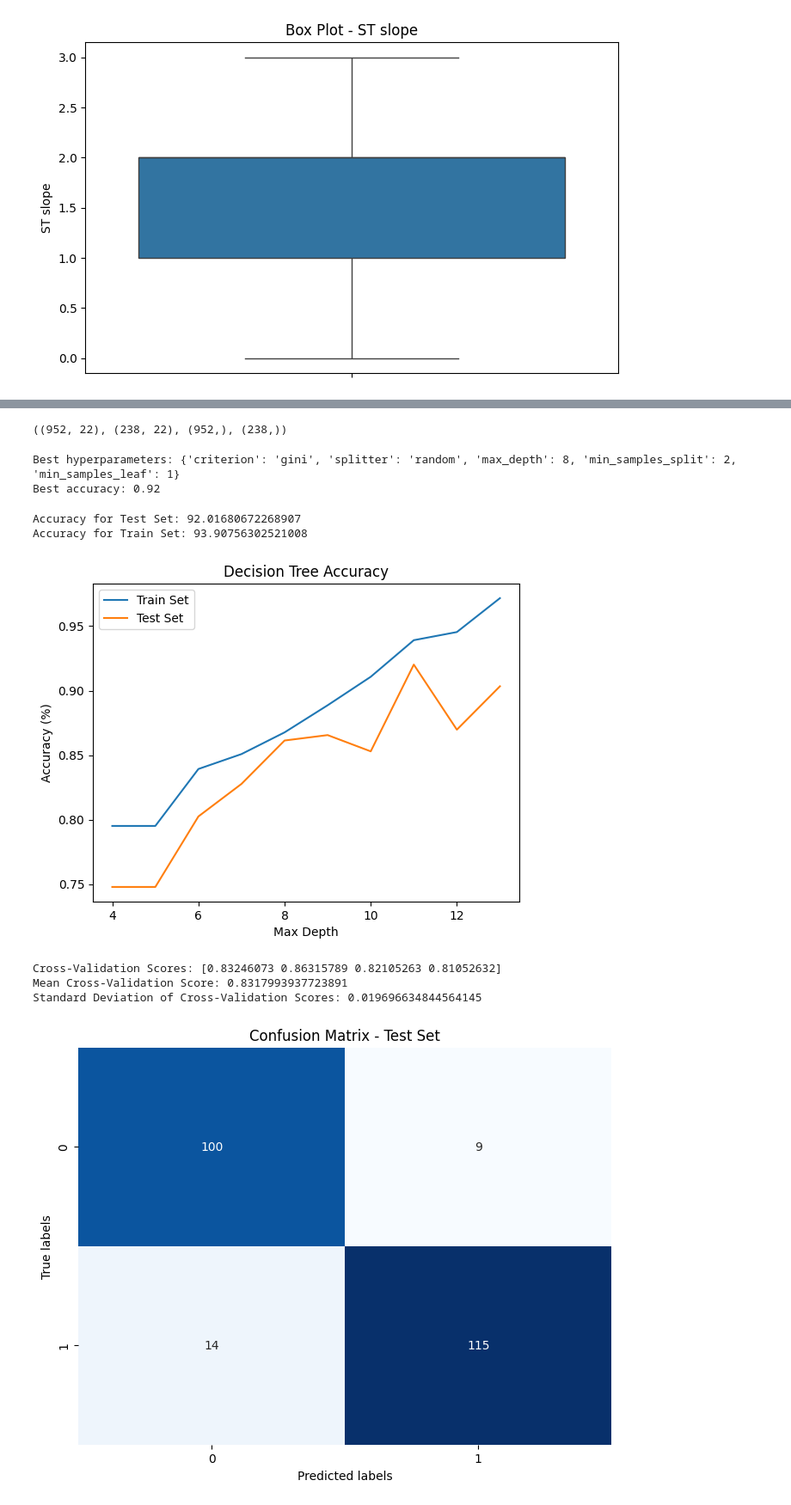
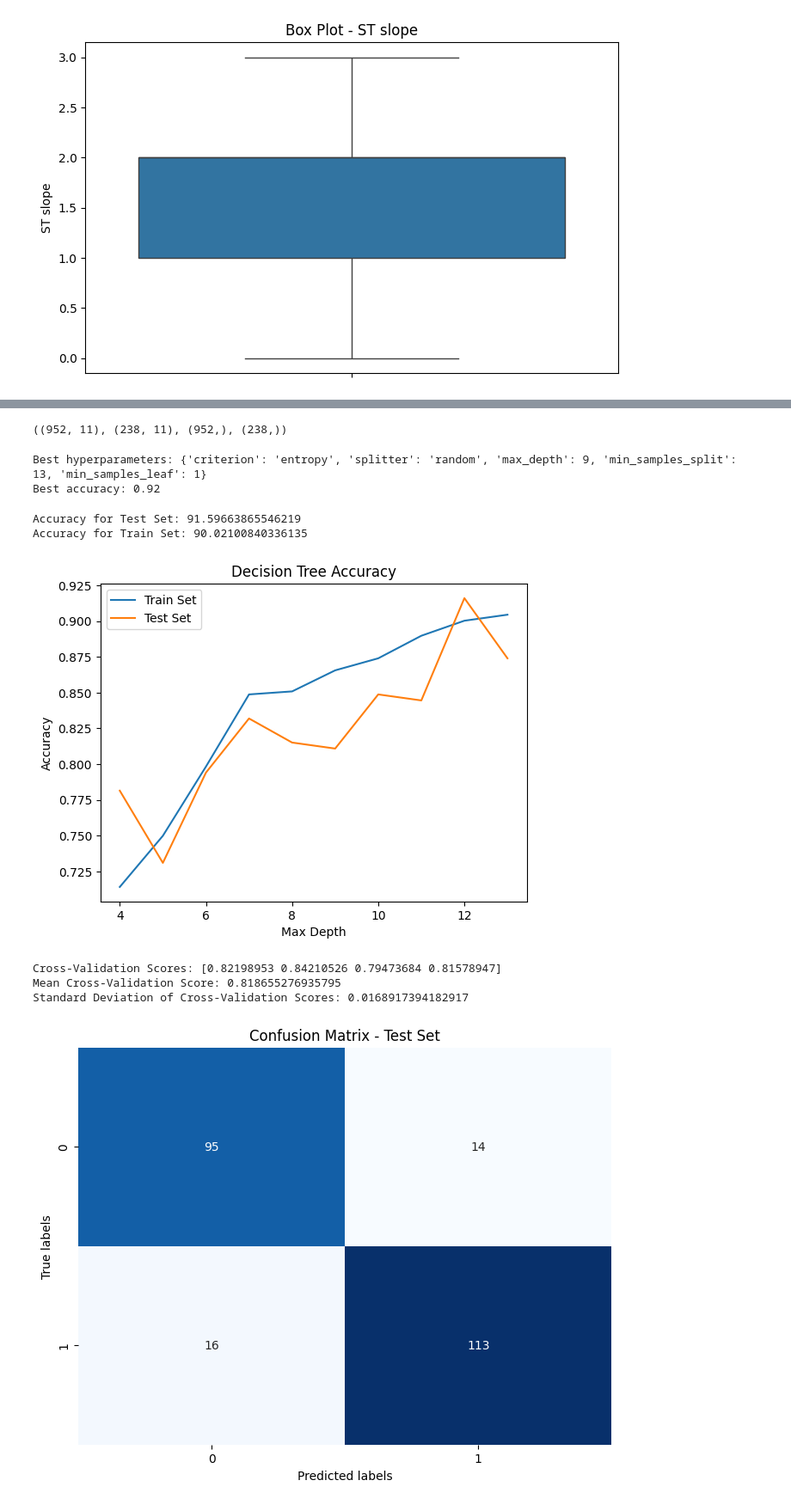
Before and after one commit to khaaaleed-5/Advanced-ML, a Jupyter notebook: Decision Tree/Decision_tree.ipynb, the cells around one changed output, grey strips where cells are left out. Shown at 86% size. Saved outputs shown, nothing was run; the diff lists cells and outputs as text; code cells hidden in the pictures.

```diff
--- a/Decision Tree/Decision_tree.ipynb
+++ b/Decision Tree/Decision_tree.ipynb
@@ -88,11 +102,9 @@ visualize_boxplot(df, numeric_columns)
 # %%
+
 # scaling
-
-# continuous features
 scaler = StandardScaler()
 df[['age', 'resting bp s', 'cholesterol', 'max heart rate', 'oldpeak']] = scaler.fit_transform(df[['age', 'resting bp s', 'cholesterol', 'max heart rate', 'oldpeak']])
 
-# categorical features
-df = pd.get_dummies(df, columns=['sex', 'chest pain type', 'fasting blood sugar', 'resting ecg', 'exercise angina', 'ST slope']) * 1
 
-df.head()
+with open('scaler.pkl','wb') as f :
+    pickle.dump(scaler, f)
@@ -113,11 +117,9 @@ X_train, X_test, y_train, y_test = train_test_split(X, y, test_size=0.2, random_
 
 X_train.shape, X_test.shape, y_train.shape, y_test.shape
 # %% [output]
-((952, 22), (238, 22), (952,), (238,))
+((952, 11), (238, 11), (952,), (238,))
 # %%
-from sklearn.model_selection import train_test_split
-from sklearn.tree import DecisionTreeClassifier
-from sklearn.metrics import accuracy_score
+
 
 # Define hyperparameter ranges
 hyperparameters = {
@@ -163,13 +165,17 @@ for criterion in hyperparameters['criterion']:
 print(f"Best hyperparameters: {best_params}")
 print(f"Best accuracy: {best_accuracy:.2f}")
 # %% [output]
-Best hyperparameters: {'criterion': 'gini', 'splitter': 'random', 'max_depth': 8, 'min_samples_split': 2, 'min_samples_leaf': 1}
+Best hyperparameters: {'criterion': 'entropy', 'splitter': 'random', 'max_depth': 9, 'min_samples_split': 13, 'min_samples_leaf': 1}
 Best accuracy: 0.92
 # %%
-from sklearn.tree import DecisionTreeClassifier
-dt = DecisionTreeClassifier ( max_depth=8, criterion='gini',min_samples_split= 2, min_samples_leaf= 1,splitter='random', random_state=42)
+
+dt = DecisionTreeClassifier ( max_depth=9, criterion='entropy',min_samples_split= 13, min_samples_leaf= 1,splitter='random', random_state=42)
 
 dt.fit(X_train, y_train)
+
+joblib.dump(dt,'dtmodel.pkl')
+
+dt= joblib.load('dtmodel.pkl')
 
 y_pred = dt.predict(X_test)
 
@@ -186,8 +192,8 @@ train_accuracy = accuracy_score(y_train, y_pred_train)*100
 # Print the accuracy for the training set
 print("Accuracy for Train Set:", train_accuracy)
 # %% [output]
-Accuracy for Test Set: 92.01680672268907
-Accuracy for Train Set: 93.90756302521008
+Accuracy for Test Set: 91.59663865546219
+Accuracy for Train Set: 90.02100840336135
 # %%
 import matplotlib.pyplot as plt
 from sklearn.tree import DecisionTreeClassifier
@@ -195,35 +201,35 @@ from sklearn.metrics import accuracy_score
 train_accuracies = []
 test_accuracies = []
 for depth in range(1, 11):
     # Fit dt to the training set
     dt.set_params(max_depth=depth)
     dt.fit(X_train, y_train)
 
     # Predict test-set labels
     y_pred = dt.predict(X_test)
 
     # Evaluate test-set accuracy
     test_accuracy = accuracy_score(y_test, y_pred)
     test_accuracies.append(test_accuracy)
 
     # Predict train-set labels
     y_pred_train = dt.predict(X_train)
 
     # Evaluate train-set accuracy
     train_accuracy = accuracy_score(y_train, y_pred_train)
     train_accuracies.append(train_accuracy)
 
 # Plotting
 depths = range(4, 14)
 plt.plot(depths, train_accuracies, label='Train Set')
 plt.plot(depths, test_accuracies, label='Test Set')
 plt.xlabel('Max Depth')
-plt.ylabel('Accuracy (%)')
+plt.ylabel('Accuracy')
 plt.title('Decision Tree Accuracy')
 plt.legend()
 plt.show()
 # %% [output]
-[figure, old version]
+[figure, new version]
 # %%
 from sklearn.model_selection import cross_val_score, train_test_split
 import numpy as np
@@ -242,9 +248,9 @@ print("Cross-Validation Scores:", cv_scores)
 print("Mean Cross-Validation Score:", cv_scores.mean())
 print("Standard Deviation of Cross-Validation Scores:", cv_scores.std())
 # %% [output]
-Cross-Validation Scores: [0.83246073 0.86315789 0.82105263 0.81052632]
-Mean Cross-Validation Score: 0.8317993937723891
-Standard Deviation of Cross-Validation Scores: 0.019696634844564145
+Cross-Validation Scores: [0.82198953 0.84210526 0.79473684 0.81578947]
+Mean Cross-Validation Score: 0.818655276935795
+Standard Deviation of Cross-Validation Scores: 0.0168917394182917
 # %%
 import matplotlib.pyplot as plt
 import seaborn as sns
```
Also changed, not shown: parts of 5 cells of this notebook, 5 other files.
